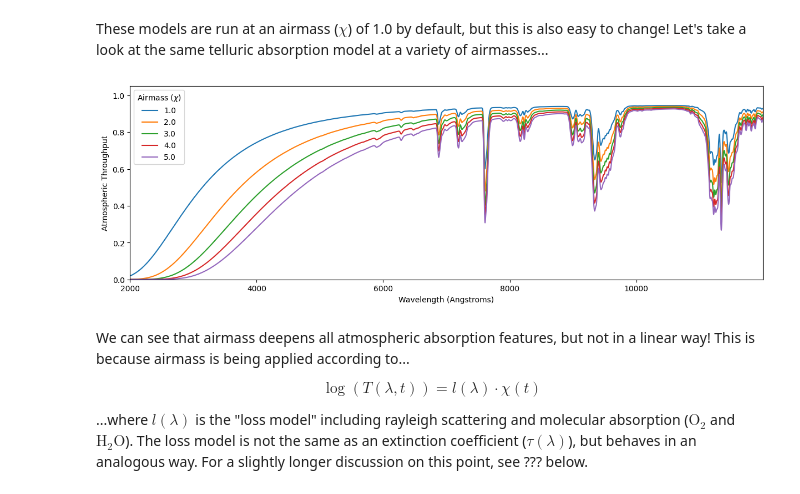
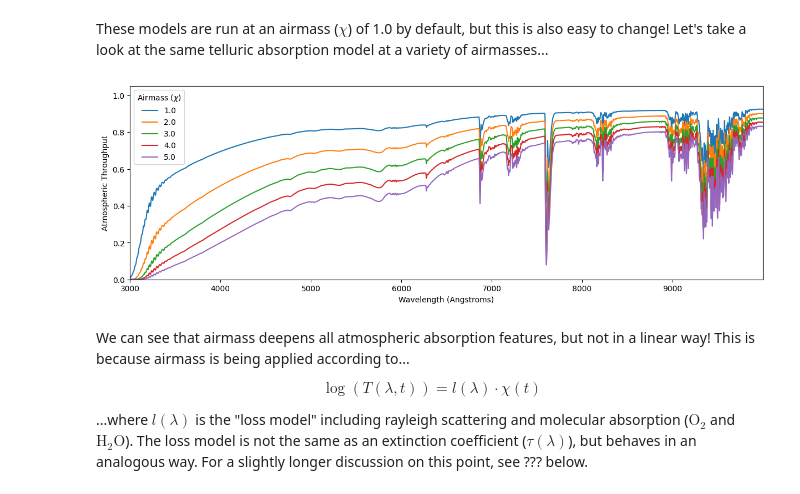
Before and after one commit to Autumn10677/specsuite, a Jupyter notebook: docs/telluric_correction.ipynb, the cells around one changed output. Cells and saved outputs as stored; diff of their text form; code cells hidden in the pictures.

````diff
--- a/docs/telluric_correction.ipynb
+++ b/docs/telluric_correction.ipynb
@@ -108,13 +114,15 @@ import matplotlib.pyplot as plt
 These models were generated using ```TelFit``` and inferring how the extinction coefficient scales with airmass and molecular abundance. We will use $l_{i}(\lambda)$ to represent this loss rate for some molecule $i$ at some wavelength $\lambda$. Additionally, we include a rough Rayleigh scattering term to handle blue-visible light losses. In its simplest form, ```generate_extinction_model()``` only needs an array of wavelengths (in Angstroms) and the value of the each component's scaling parameter...
 # %%
 # Wavelengths can be in any astropy units of length
-wavelengths = np.arange(2000, 12000, 1) * u.AA
+wavelengths = np.arange(3000, 10000, 1) * u.AA
 
 # Generates a simple telluric model at R=2000
 throughput = ss.generate_extinction_model(
     wavelengths = wavelengths,
     rs_tau0 = 0.1,            # Rayleigh scattering
+    aero_tau0 = 0.05,         # Aerosol scattering
     o2_abundance = 100000,    # O2 abundance (ppm)
+    o3_abundance = 400,       # O3 abundance (Dobson Units)
     humidity = 20,            # Relative humidity (0-100)
     loss_constant = 0.95,     # Achromatic loss factor
 )
@@ -156,31 +166,32 @@ These models are run at an airmass ($\chi$) of 1.0 by default, but this is also
 # %%
 plt.rcParams["figure.figsize"] = (12, 4)
 
 # Varies airmass while holding all other parameters fixed
 for airmass in [1.0, 2.0, 3.0, 4.0, 5.0]:
 
     airmass_model = ss.generate_extinction_model(
         wavelengths = wavelengths,
         rs_tau0 = 0.1,            # Rayleigh scattering
+        aero_tau0 = 0.05,         # Aerosol scattering
         o2_abundance = 100000,    # O2 abundance (ppm)
+        o3_abundance = 400,       # O3 abundance (Dobson Units)
         humidity = 20,            # Relative humidity (0-100)
         loss_constant = 0.95,     # Achromatic loss factor
-        R = 500,                  # Spectral resolution
         airmass = airmass,        # 1/cos(theta) is reasonable!
     )
 
     # Plots the high-resolution atmospheric throughput model
     plt.plot(wavelengths, airmass_model, label=airmass)
 
 # Formatting the plot
 plt.xlabel('Wavelength (Angstroms)')
 plt.ylabel('Atmospheric Throughput')
 plt.legend(title=rf"Airmass ($\chi$)")
 plt.xlim(np.min(wavelengths.value), np.max(wavelengths.value))
 plt.ylim(0, 1.05)
 plt.show()
 # %% [output]
-[figure, old version]
+[figure, new version]
 # %% [markdown]
 We can see that airmass deepens all atmospheric absorption features, but not in a linear way! This is because airmass is being applied according to...
 
````
Also changed, not shown: parts of 14 cells of this notebook.
